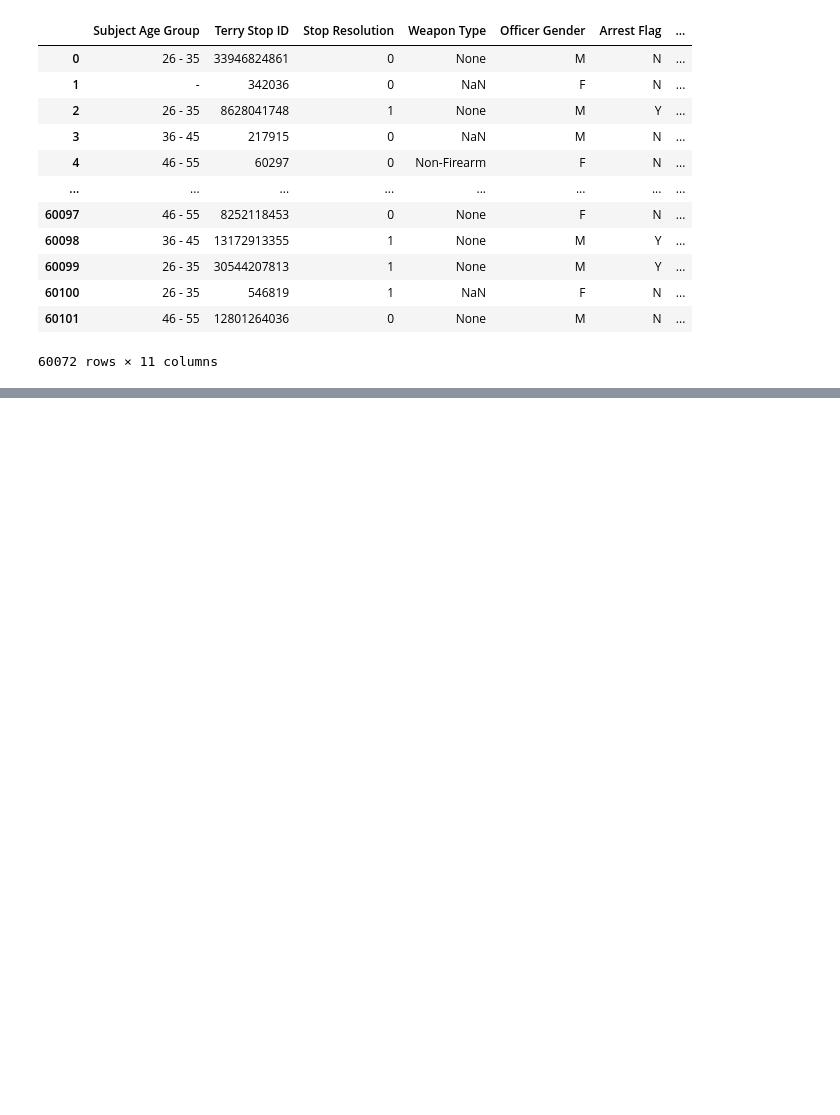
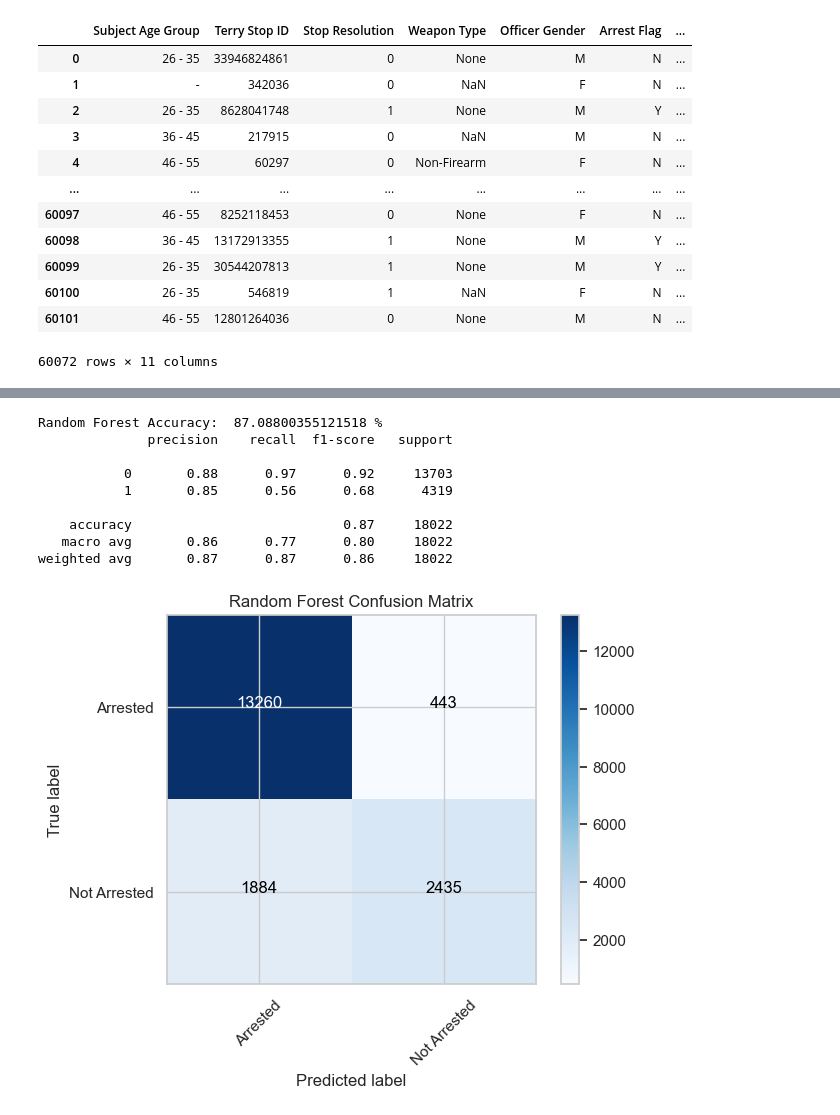
Before and after one commit to Allan-Kipkemei/Dsc-phase-3-project, a Jupyter notebook: code_checkpoints/main.ipynb, the cells around one changed output, grey strips where cells are left out. Cells and saved outputs as stored; diff of their text form; code cells hidden in the pictures; blank space fills up the shorter version.

```diff
--- a/code_checkpoints/main.ipynb
+++ b/code_checkpoints/main.ipynb
@@ -634,0 +875,27 @@ df
+# %%
+# Create the classifier, fit it on the training data and make predictions on the test set:
+rforest = RandomForestClassifier(n_estimators=80, criterion = 'gini',max_depth=None, max_features=5,
+                                 min_samples_split=5)
+rforest.fit(X_train_ohe, y_train)
+y_pred = rforest.predict(X_test_ohe)
+
+# Check the Accuracy:
+print('Random Forest Accuracy: ', accuracy_score(y_test, y_pred)*100,'%')
+
+# Print classification report:
+print(classification_report(y_test, y_pred))
+
+# Confusion Matrix for Random Forest:
+cm_forest = confusion_matrix(y_test,y_pred)
+confusion_matrix_plot(cm_forest, classes=class_names, title='Random Forest Confusion Matrix')
+# %% [output]
+Random Forest Accuracy:  87.08800355121518 %
+              precision    recall  f1-score   support
+
+           0       0.88      0.97      0.92     13703
+           1       0.85      0.56      0.68      4319
+
+    accuracy                           0.87     18022
+   macro avg       0.86      0.77      0.80     18022
+weighted avg       0.87      0.87      0.86     18022
+[figure, added]
```
Also changed, not shown: parts of 34 cells of this notebook, 1 other file.
